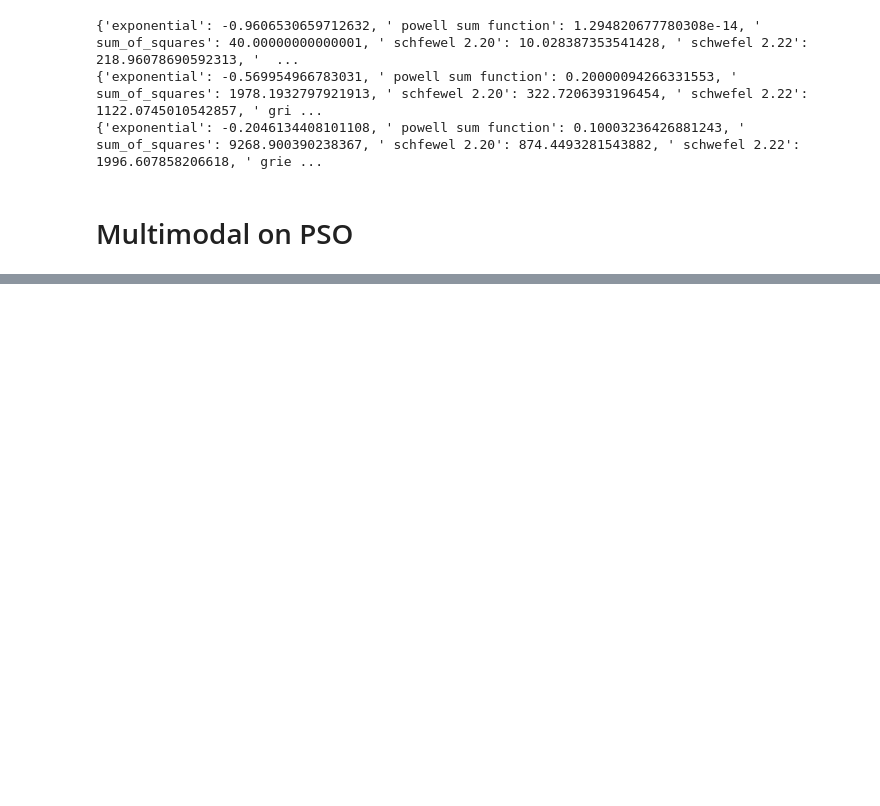
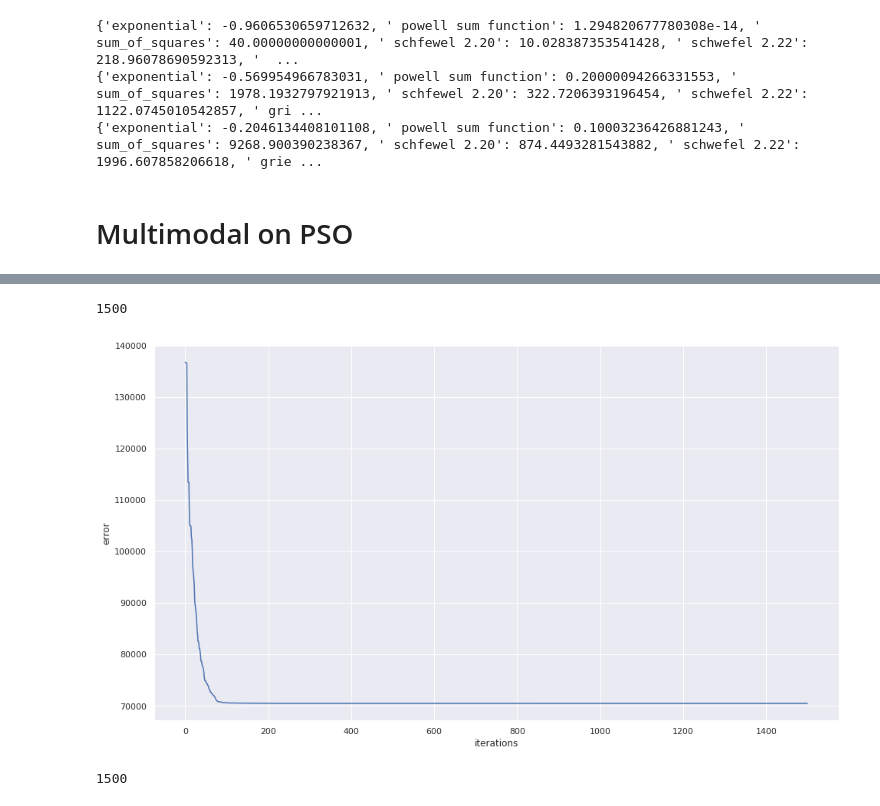
Before and after one commit to shubham0704/parallelGSO, a Jupyter notebook: experiments/Benchmarks.ipynb, the cells around one changed output, grey strips where cells are left out. Saved outputs shown, nothing was run; the diff lists cells and outputs as text; code cells hidden in the pictures; blank space fills up the shorter version.

```diff
--- a/experiments/Benchmarks.ipynb
+++ b/experiments/Benchmarks.ipynb
@@ -289,0 +325,17 @@ print(run_PSO_tests(50, 1000, 50, 'multimodal'))
+# %%
+pso_list = list()
+search_space = [graph_bounds[0] for _ in range(50)]
+_ = True_PSO(graph_functions[0], search_space, 1500, 20, log=True, the_list=pso_list)
+# %%
+len(pso_list)
+# %% [output]
+1500
+# %%
+iterations = [i for i in range(1500)]
+df = pd.DataFrame({'iterations': iterations, 'error': pso_list})
+
+plt.figure(figsize=(16,9))
+sns.set()
+_ = sns.lineplot(x="iterations",y="error", data=df)
+# %% [output]
+[figure, added]
@@ -289,0 +351,4 @@ print(run_PSO_tests(50, 1000, 50, 'multimodal'))
+# %%
+len(gso_true_list)
+# %% [output]
+1500
```
Also changed, not shown: parts of 15 cells of this notebook, 2 other files.
